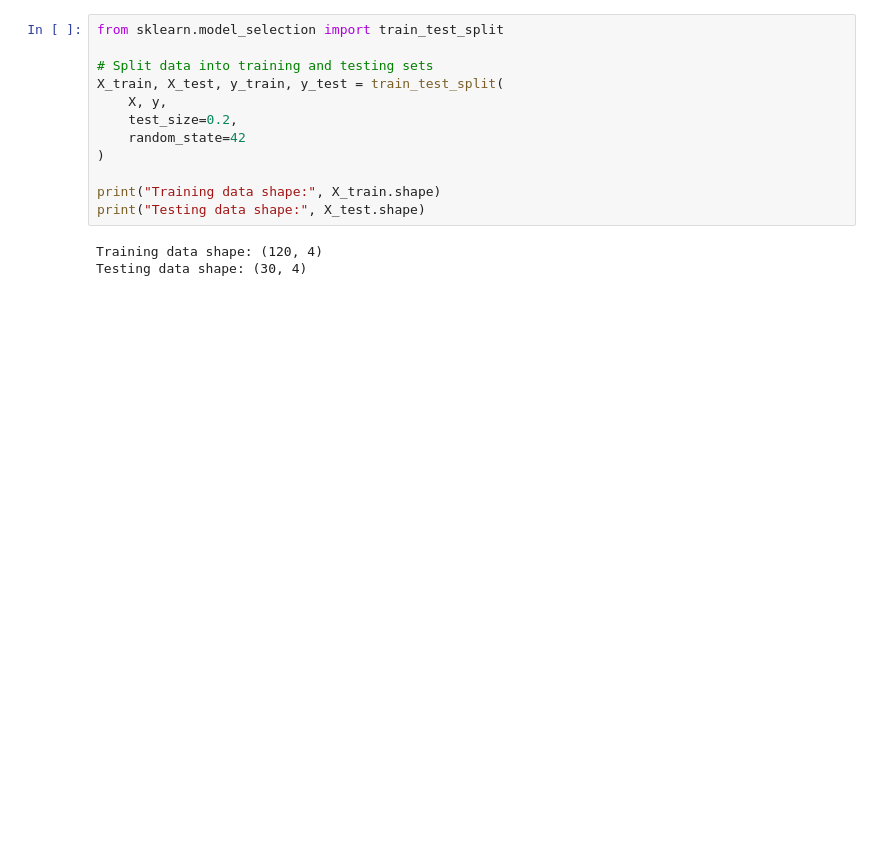
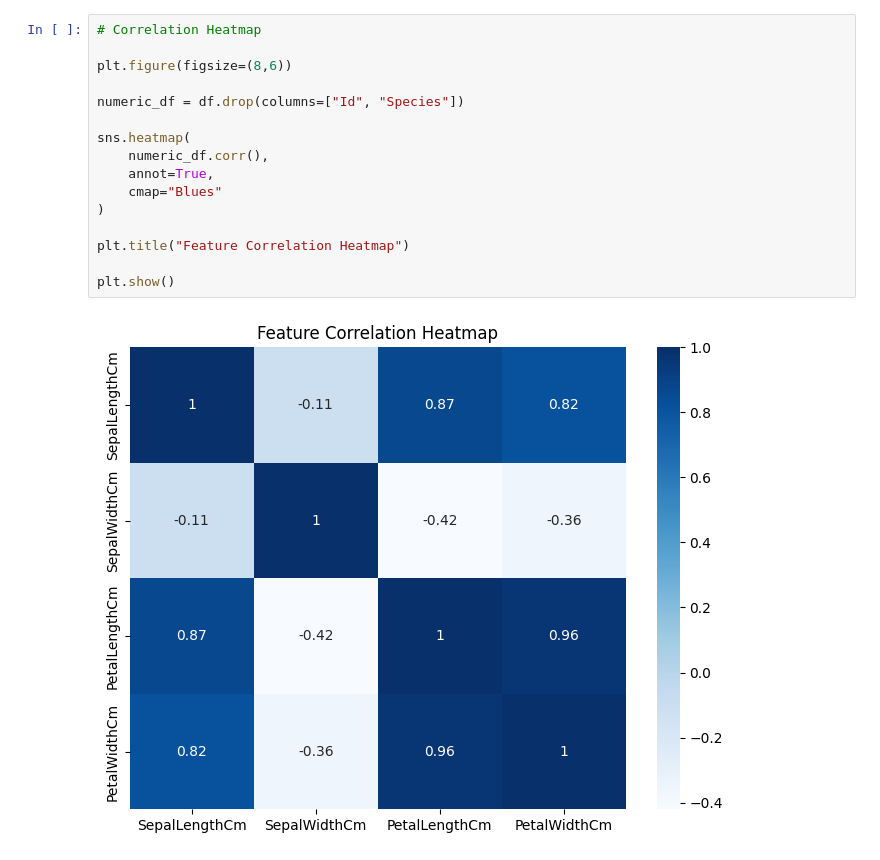
Before and after one commit to yoshidha30/OIBSIP, a Jupyter notebook: Task-1-Iris-Flower-Classification/iris_flower_classification.ipynb, the cells around one changed output. Cells and saved outputs as stored; diff of their text form; blank space fills up the shorter version.

```diff
--- a/Task-1-Iris-Flower-Classification/iris_flower_classification.ipynb
+++ b/Task-1-Iris-Flower-Classification/iris_flower_classification.ipynb
@@ -122,16 +151,19 @@ Name: Species, dtype: str
 # %%
-from sklearn.model_selection import train_test_split
+# Correlation Heatmap
 
-# Split data into training and testing sets
-X_train, X_test, y_train, y_test = train_test_split(
-    X, y,
-    test_size=0.2,
-    random_state=42
+plt.figure(figsize=(8,6))
+
+numeric_df = df.drop(columns=["Id", "Species"])
+
+sns.heatmap(
+    numeric_df.corr(),
+    annot=True,
+    cmap="Blues"
 )
 
-print("Training data shape:", X_train.shape)
-print("Testing data shape:", X_test.shape)
+plt.title("Feature Correlation Heatmap")
+
+plt.show()
 # %% [output]
-Training data shape: (120, 4)
-Testing data shape: (30, 4)
+[figure, added]
 # %%
```
Also changed, not shown: parts of 37 cells of this notebook.
